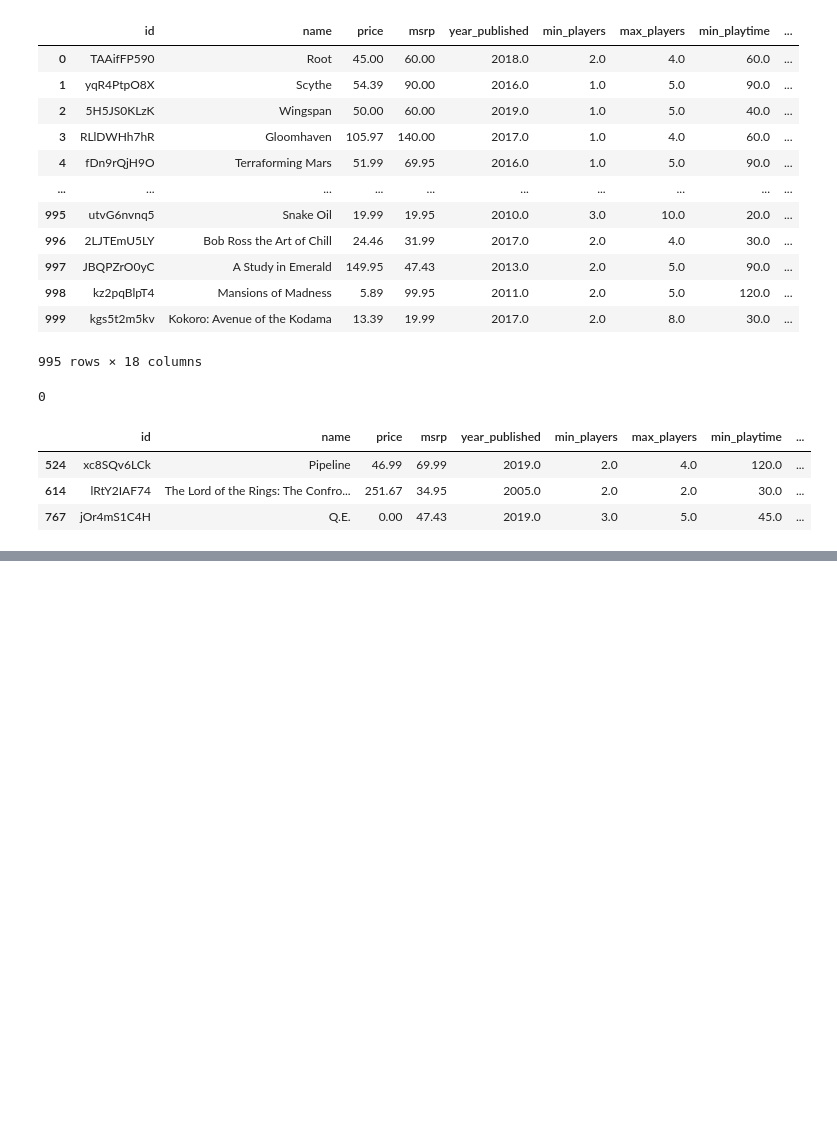
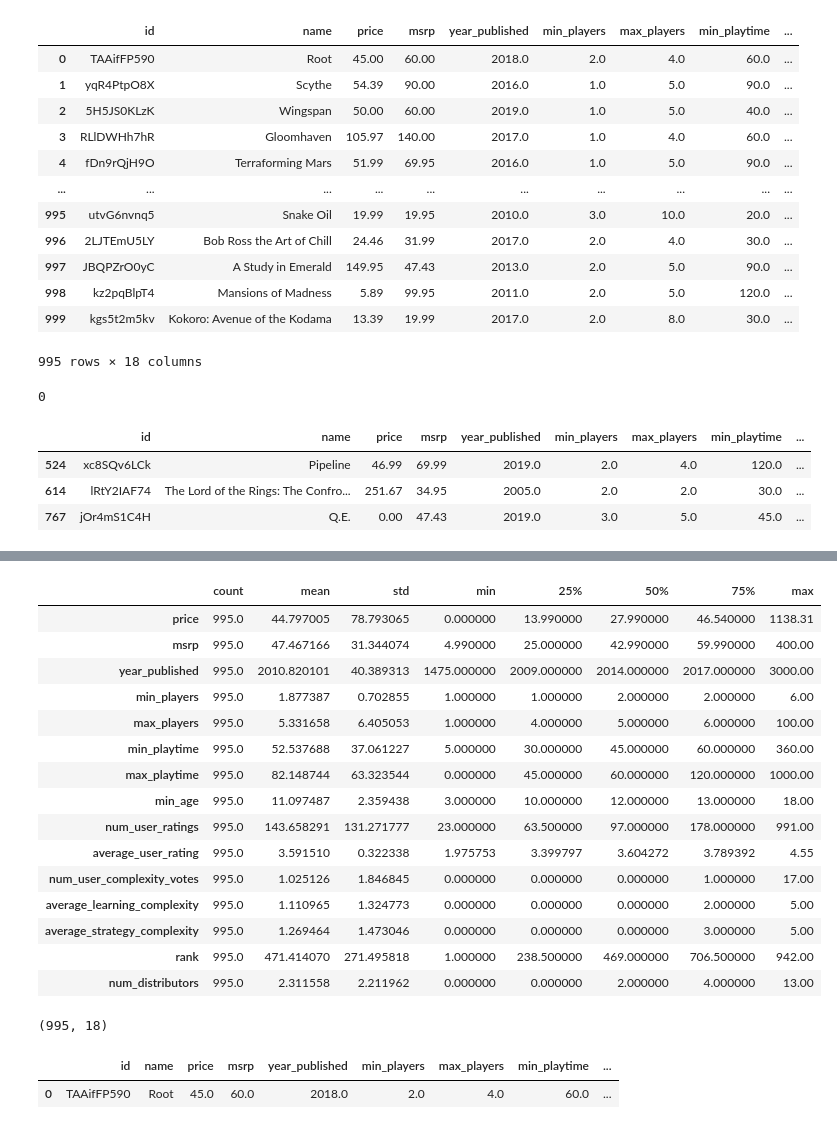
Before and after one commit to Andy-Jensen/board-game-project, a Jupyter notebook: Prepare.ipynb, the cells around one changed output, grey strips where cells are left out. Cells and saved outputs as stored; diff of their text form; code cells hidden in the pictures; blank space fills up the shorter version.

```diff
--- a/Prepare.ipynb
+++ b/Prepare.ipynb
@@ -641,3 +807,7 @@ df[df['min_age'].isna()]
 | 524 | xc8SQv6LCk | Pipeline | 46.99 | 69.99 | 2019.0 | 2.0 | 4.0 | 120.0 | ... |
 | 614 | lRtY2IAF74 | The Lord of the Rings: The Confro... | 251.67 | 34.95 | 2005.0 | 2.0 | 2.0 | 30.0 | ... |
 | 767 | jOr4mS1C4H | Q.E. | 0.00 | 47.43 | 2019.0 | 3.0 | 5.0 | 45.0 | ... |
+# %%
+ages= [12, 12, 13]
+for y in ages:
+    df['min_age'].fillna(y, limit=1, inplace=True)
@@ -644,3 +836,31 @@ df[df['min_age'].isna()]
+# %%
+df.describe().T
+# %% [output]
+|  | count | mean | std | min | 25% | 50% | 75% | max |
+| price | 995.0 | 44.797005 | 78.793065 | 0.000000 | 13.990000 | 27.990000 | 46.540000 | 1138.31 |
+| msrp | 995.0 | 47.467166 | 31.344074 | 4.990000 | 25.000000 | 42.990000 | 59.990000 | 400.00 |
+| year_published | 995.0 | 2010.820101 | 40.389313 | 1475.000000 | 2009.000000 | 2014.000000 | 2017.000000 | 3000.00 |
+| min_players | 995.0 | 1.877387 | 0.702855 | 1.000000 | 1.000000 | 2.000000 | 2.000000 | 6.00 |
+| max_players | 995.0 | 5.331658 | 6.405053 | 1.000000 | 4.000000 | 5.000000 | 6.000000 | 100.00 |
+| min_playtime | 995.0 | 52.537688 | 37.061227 | 5.000000 | 30.000000 | 45.000000 | 60.000000 | 360.00 |
+| max_playtime | 995.0 | 82.148744 | 63.323544 | 0.000000 | 45.000000 | 60.000000 | 120.000000 | 1000.00 |
+| min_age | 995.0 | 11.097487 | 2.359438 | 3.000000 | 10.000000 | 12.000000 | 13.000000 | 18.00 |
+| num_user_ratings | 995.0 | 143.658291 | 131.271777 | 23.000000 | 63.500000 | 97.000000 | 178.000000 | 991.00 |
+| average_user_rating | 995.0 | 3.591510 | 0.322338 | 1.975753 | 3.399797 | 3.604272 | 3.789392 | 4.55 |
+| num_user_complexity_votes | 995.0 | 1.025126 | 1.846845 | 0.000000 | 0.000000 | 0.000000 | 1.000000 | 17.00 |
+| average_learning_complexity | 995.0 | 1.110965 | 1.324773 | 0.000000 | 0.000000 | 0.000000 | 2.000000 | 5.00 |
+| average_strategy_complexity | 995.0 | 1.269464 | 1.473046 | 0.000000 | 0.000000 | 0.000000 | 3.000000 | 5.00 |
+| rank | 995.0 | 471.414070 | 271.495818 | 1.000000 | 238.500000 | 469.000000 | 706.500000 | 942.00 |
+| num_distributors | 995.0 | 2.311558 | 2.211962 | 0.000000 | 0.000000 | 2.000000 | 4.000000 | 13.00 |
+# %%
+df.shape
+# %% [output]
+(995, 18)
+# %%
+df.head(1)
+# %% [output]
+|  | id | name | price | msrp | year_published | min_players | max_players | min_playtime | ... |
+| 0 | TAAifFP590 | Root | 45.0 | 60.0 | 2018.0 | 2.0 | 4.0 | 60.0 | ... |
 # %%
 df[(df['price']==0)&(df['num_distributors']>0)]
 # %% [output]
```
Also changed, not shown: parts of 22 cells of this notebook, 1 other file.
